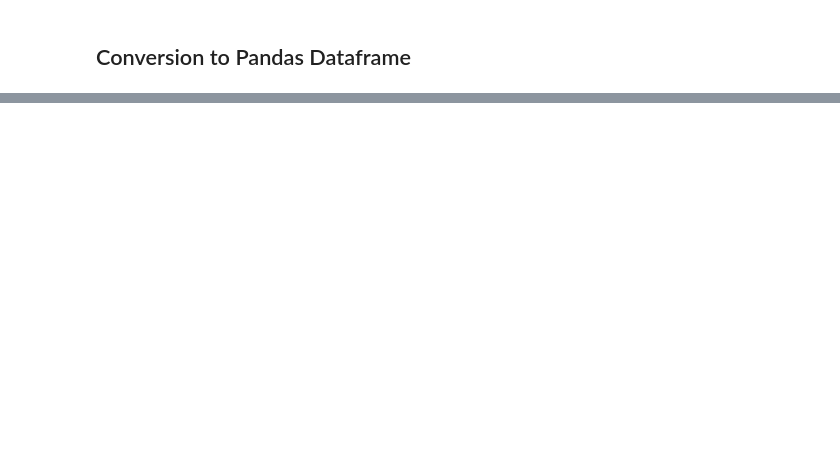
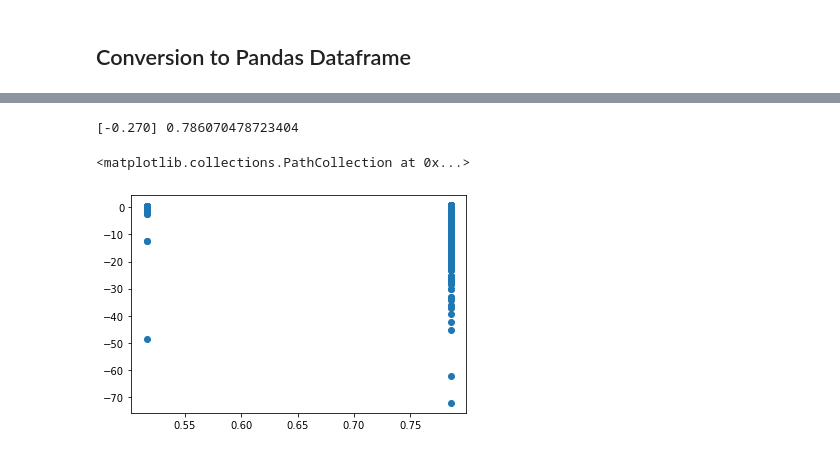
Before and after one commit to wregann/MA592_Project, a Jupyter notebook: MA592-Project.ipynb, the cells around one changed output, grey strips where cells are left out. Cells and saved outputs as stored; diff of their text form; code cells hidden in the pictures; blank space fills up the shorter version.

```diff
--- a/MA592-Project.ipynb
+++ b/MA592-Project.ipynb
@@ -67,0 +136,10 @@ counts_df
+# %%
+reg = LinearRegression().fit(pert_df[["CD14"]], counts_df["CD14"])
+print(reg.coef_, reg.intercept_)
+prediction = reg.predict(pert_df[["CD14"]])
+residual = (prediction - counts_df["CD14"])
+plt.scatter(prediction, residual)
+# %% [output]
+[-0.270] 0.786070478723404
+<matplotlib.collections.PathCollection at 0x...>
+[figure, added]
```
Also changed, not shown: parts of 15 cells of this notebook.
